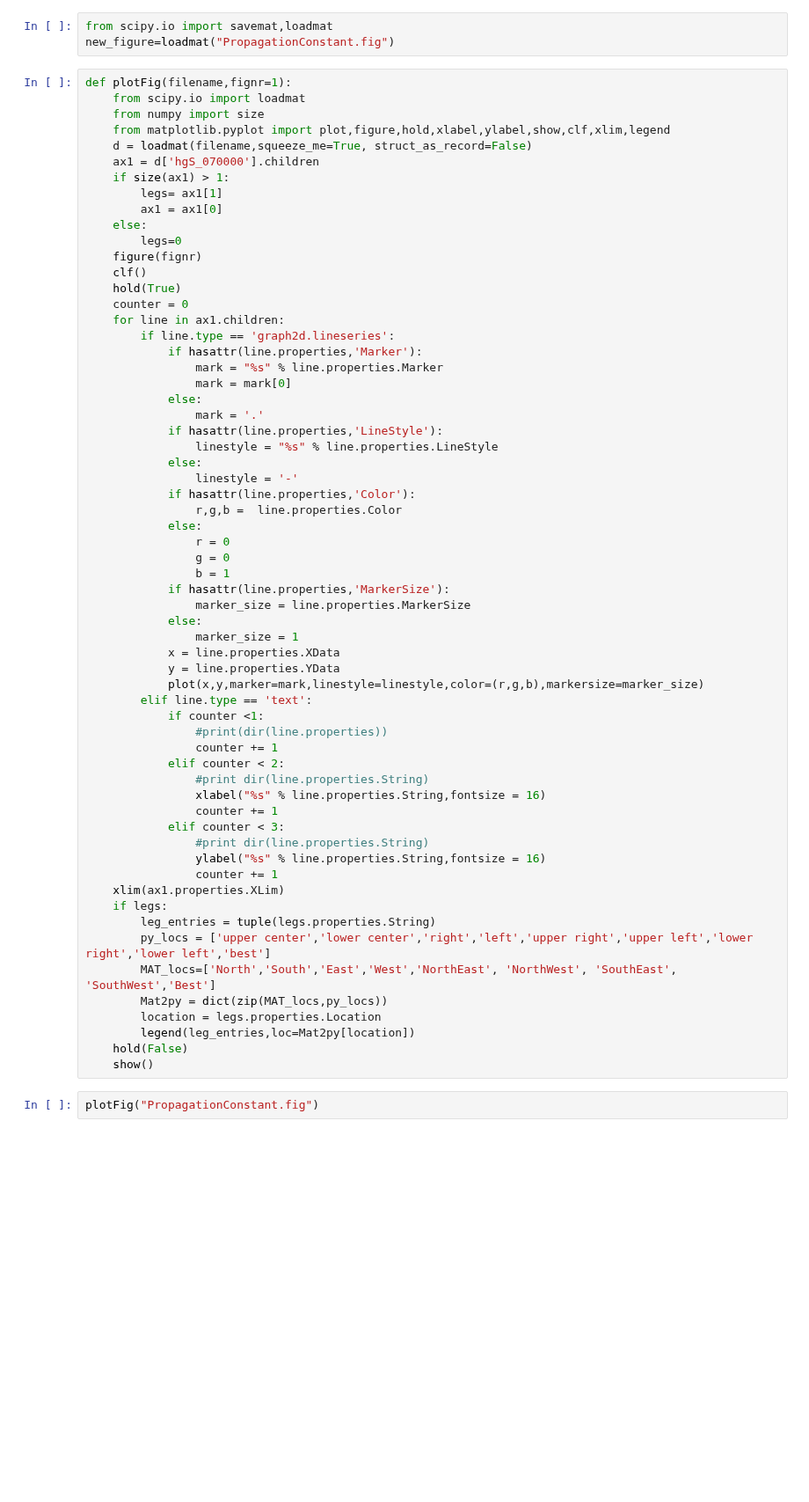
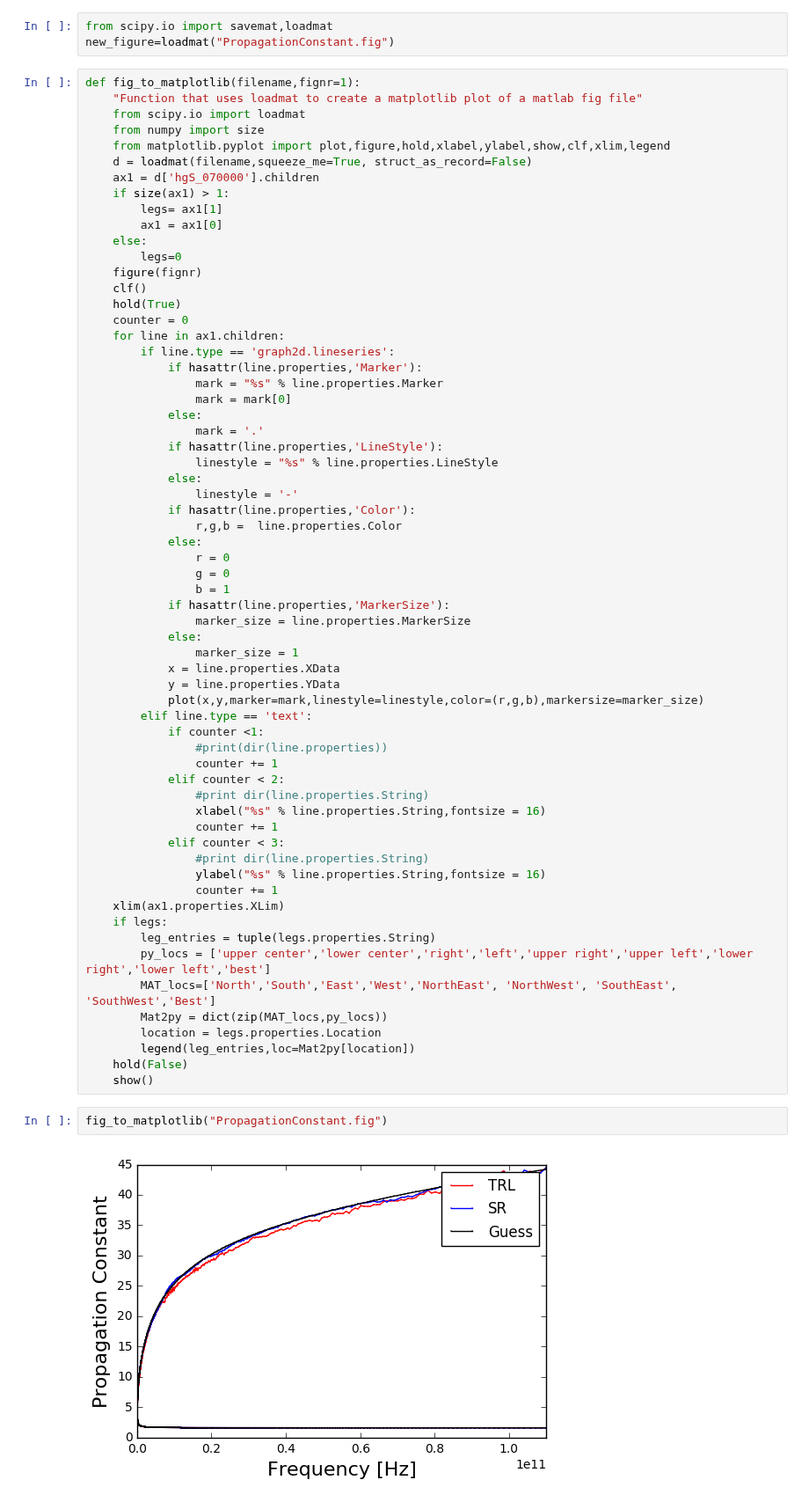
Before and after one commit to aricsanders/Jupyter-Notebooks, a Jupyter notebook: Image_Graph_Example_20161130_001.ipynb, the cells around one changed output. Shown at 88% size. Saved outputs shown, nothing was run; the diff lists cells and outputs as text; blank space fills up the shorter version.

Commit message:
ImageGraph

```diff
--- a/Image_Graph_Example_20161130_001.ipynb
+++ b/Image_Graph_Example_20161130_001.ipynb
@@ -118,7 +181,8 @@ image_graph.show()
 from scipy.io import savemat,loadmat
 new_figure=loadmat("PropagationConstant.fig")
 # %%
-def plotFig(filename,fignr=1):
+def fig_to_matplotlib(filename,fignr=1):
+    "Function that uses loadmat to create a matplotlib plot of a matlab fig file"
     from scipy.io import loadmat
     from numpy import size
     from matplotlib.pyplot import plot,figure,hold,xlabel,ylabel,show,clf,xlim,legend
@@ -180,4 +244,6 @@ def plotFig(filename,fignr=1):
     hold(False)
     show()
 # %%
-plotFig("PropagationConstant.fig")
+fig_to_matplotlib("PropagationConstant.fig")
+# %% [output]
+[figure, added]
```
Also changed, not shown: parts of 22 cells of this notebook, 5 other files.
